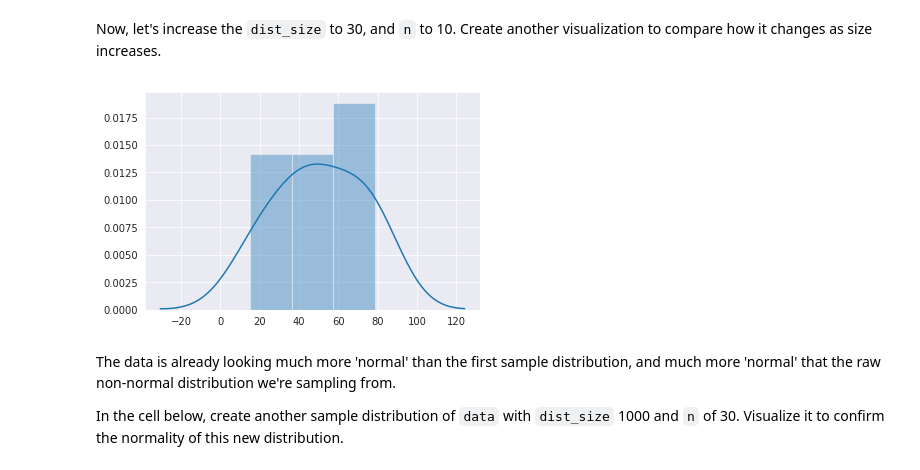
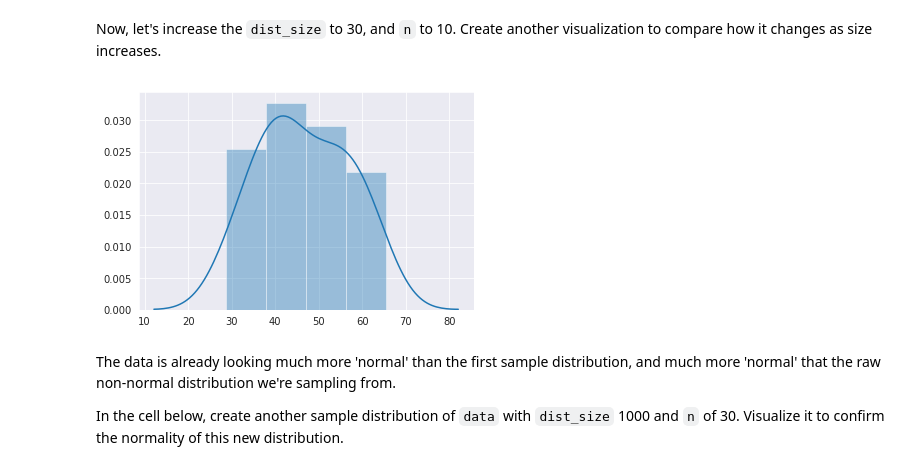
Before and after one commit to kevintheduu/dsc-2-19-13-central-limit-theorem-lab-seattle-ds-career-040119, a Jupyter notebook: index.ipynb, the cells around one changed output. Cells and saved outputs as stored; diff of their text form; code cells hidden in the pictures.

```diff
--- a/index.ipynb
+++ b/index.ipynb
@@ -126,9 +126,9 @@ sns.distplot(tensamples);
 Now, let's increase the `dist_size` to 30, and `n` to 10.  Create another visualization to compare how it changes as size increases.
 # %%
 thirtysamples = create_sample_distribution(data,30,10)
-sns.distplot(tensamples);
+sns.distplot(thirtysamples);
 # %% [output]
-[figure, old version]
+[figure, new version]
 # %% [markdown]
 The data is already looking much more 'normal' than the first sample distribution, and much more 'normal' that the raw non-normal distribution we're sampling from.
 
```
Also changed, not shown: parts of 1 cell of this notebook.
